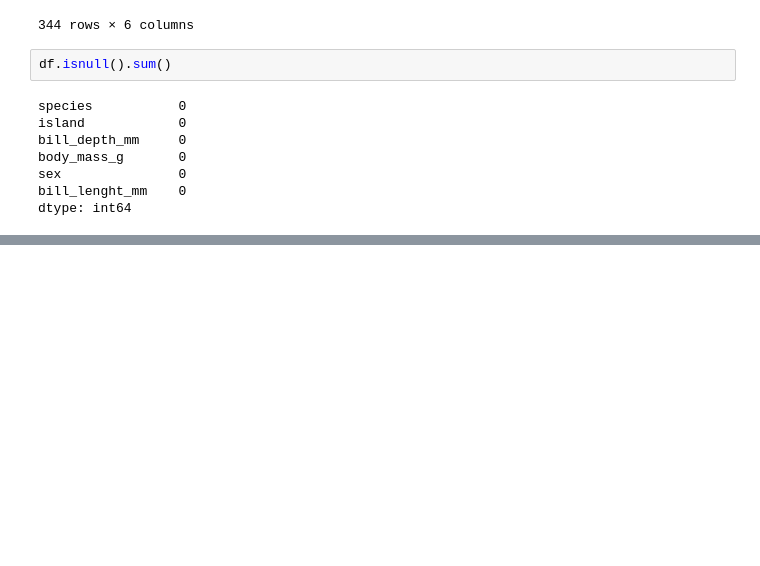
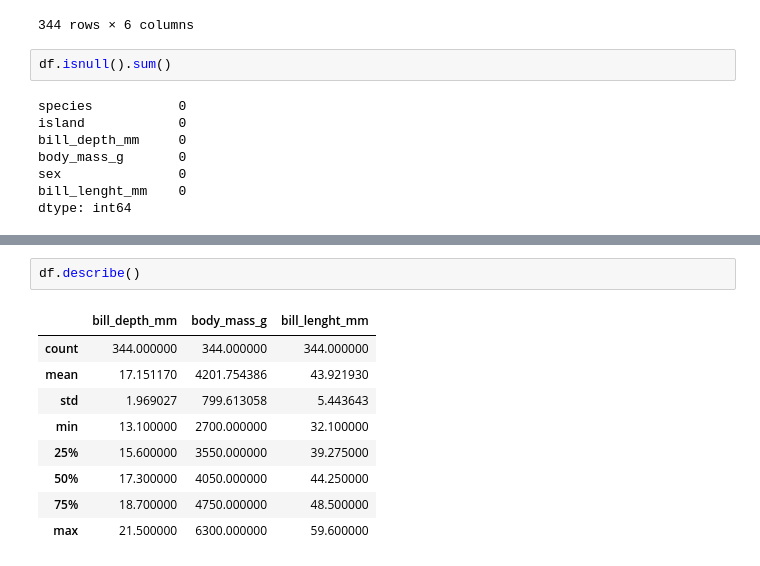
Before and after one commit to BehlimAmaan/Feature-Engineering, a Jupyter notebook: 1. Handling Missing Values/penguins.ipynb, the cells around one changed output, grey strips where cells are left out. Drawn from its saved outputs; the diff is of its cells as text; blank space fills up the shorter version.

```diff
--- a/1. Handling Missing Values/penguins.ipynb
+++ b/1. Handling Missing Values/penguins.ipynb
@@ -100,0 +116,12 @@ dtype: int64
+# %%
+df.describe()
+# %% [output]
+|  | bill_depth_mm | body_mass_g | bill_lenght_mm |
+| count | 344.000000 | 344.000000 | 344.000000 |
+| mean | 17.151170 | 4201.754386 | 43.921930 |
+| std | 1.969027 | 799.613058 | 5.443643 |
+| min | 13.100000 | 2700.000000 | 32.100000 |
+| 25% | 15.600000 | 3550.000000 | 39.275000 |
+| 50% | 17.300000 | 4050.000000 | 44.250000 |
+| 75% | 18.700000 | 4750.000000 | 48.500000 |
+| max | 21.500000 | 6300.000000 | 59.600000 |
```
Also changed, not shown: parts of 5 cells of this notebook, 3 other files.
